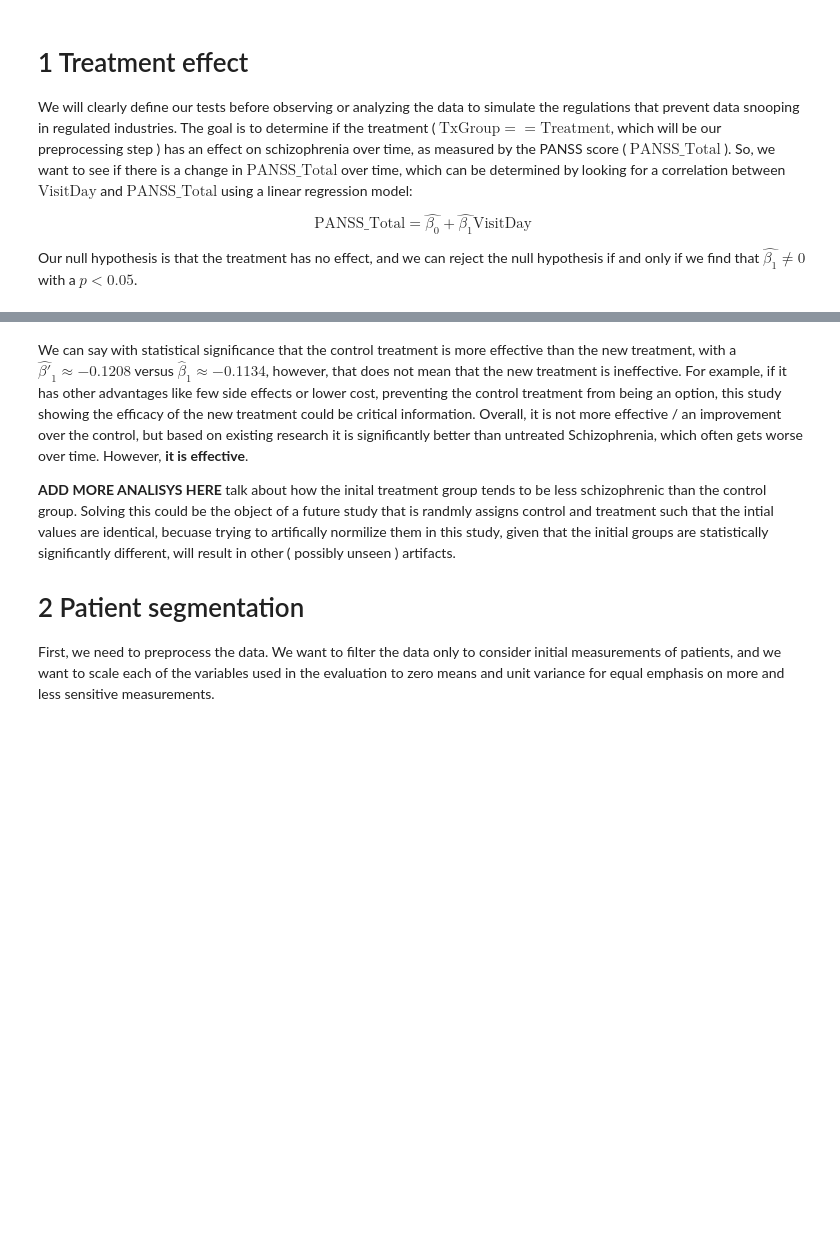
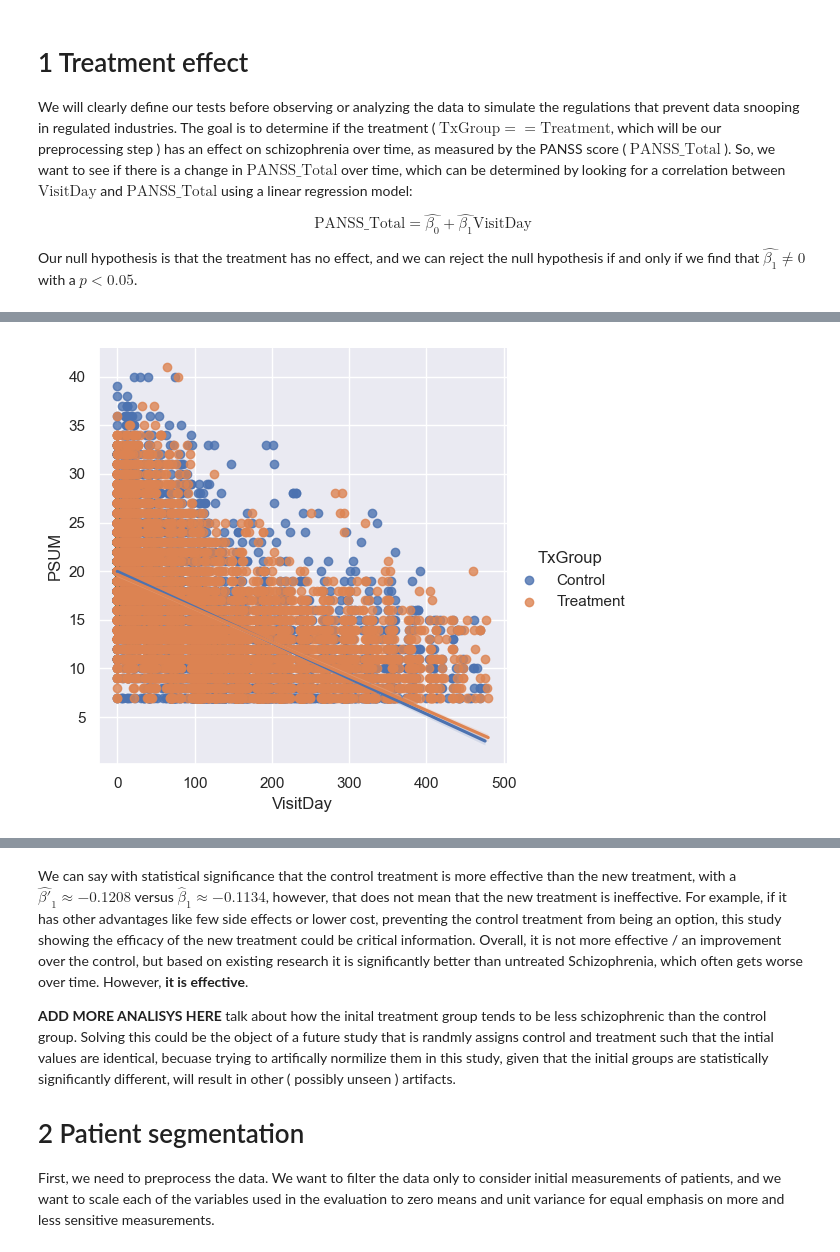
Before and after one commit to AlistairKeiller/STATS-202-final, a Jupyter notebook: final.ipynb, the cells around one changed output, grey strips where cells are left out. Drawn from its saved outputs; the diff is of its cells as text; code cells hidden in the pictures; blank space fills up the shorter version.

```diff
--- a/final.ipynb
+++ b/final.ipynb
@@ -307,6 +102,16 @@ OLS Regression Results
 | Kurtosis: | 3.269 | Cond. No. | 522. |
 Notes:
 [1] Standard Errors assume that the covariance matrix of the errors is correctly specified.
+# %%
+sns.lmplot(
+    x="VisitDay",
+    y="PSUM",
+    data=passed_data,
+    hue="TxGroup",
+)
+plt.show()
+# %% [output]
+[figure, added]
 # %%
 smf.ols("NSUM ~ VisitDay*Treatment", data=passed_data).fit().summary()
 # %% [output]
```
Also changed, not shown: parts of 19 cells of this notebook.
